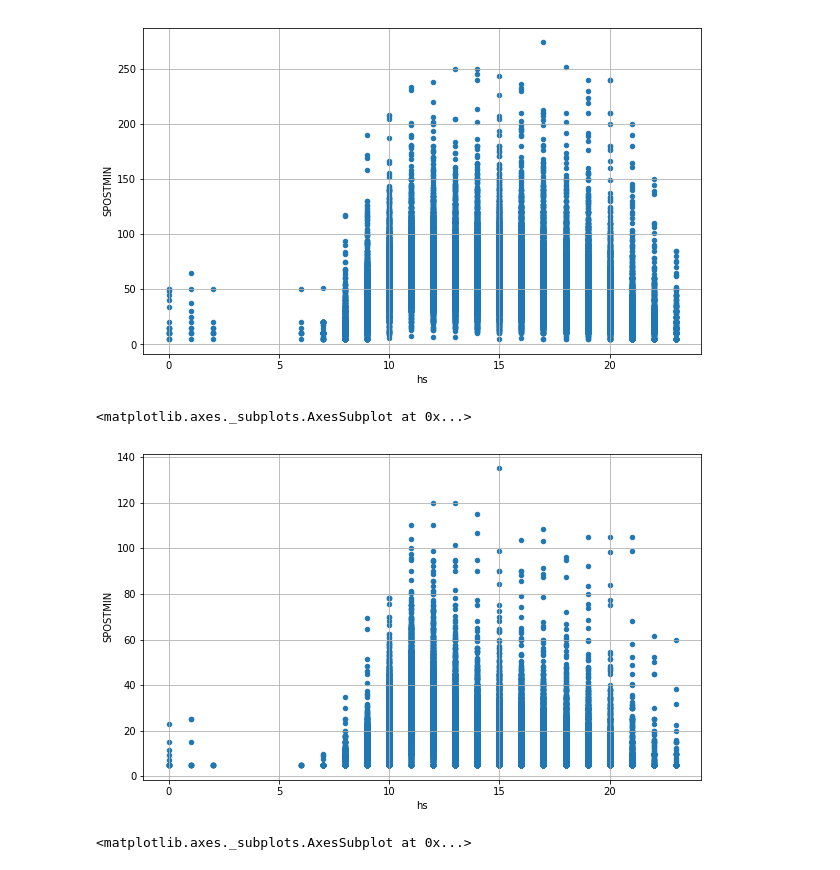
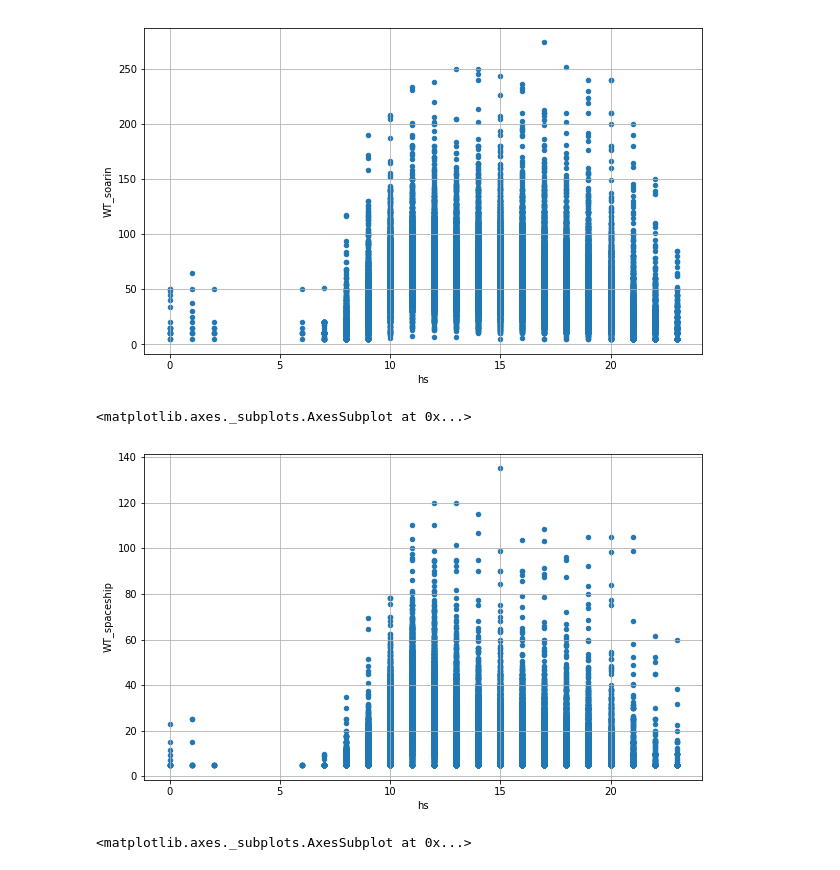
Before and after one commit to cnegrelli/Disney_Waiting_Times, a Jupyter notebook: TDIproject.ipynb, the cells around one changed output. Drawn from its saved outputs; the diff is of its cells as text; code cells hidden in the pictures.

```diff
--- a/TDIproject.ipynb
+++ b/TDIproject.ipynb
@@ -216,14 +227,15 @@ mean_soarin.plot.scatter(x='hs', y='SPOSTMIN', figsize=(10,6), grid=True)
 # %%
 spaceship=spaceship[spaceship['SPOSTMIN']>0]
 spaceship[['day','time']]=spaceship['datetime'].str.split(' ', expand=True)
 spaceship[['hs','min','sec']]=spaceship['time'].str.split(':', expand=True)
 spaceship=spaceship.drop(['datetime','SACTMIN','day','time','min','sec'], axis = 1)
 spaceship['hs']=pd.to_numeric(spaceship['hs'])
 mean_spaceship = spaceship[['date','hs','SPOSTMIN']].groupby(['date','hs'], as_index=False).mean()
-mean_spaceship.plot.scatter(x='hs', y='SPOSTMIN', figsize=(10,6), grid=True)
+mean_spaceship = mean_spaceship.rename(columns={'SPOSTMIN': 'WT_spaceship'})
+mean_spaceship.plot.scatter(x='hs', y='WT_spaceship', figsize=(10,6), grid=True)
 # %% [output]
 <matplotlib.axes._subplots.AxesSubplot at 0x...>
-[figure, old version]
+[figure, new version]
 # %%
 splash=splash[splash['SPOSTMIN']>0]
 splash[['day','time']]=splash['datetime'].str.split(' ', expand=True)
```
Also changed, not shown: parts of 22 cells of this notebook.
